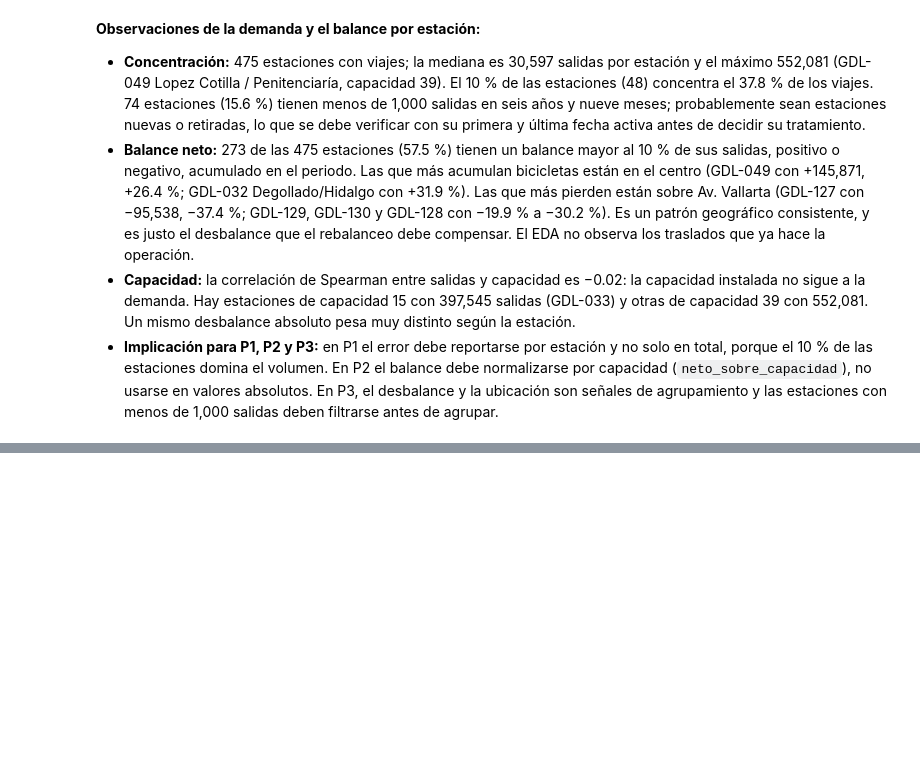
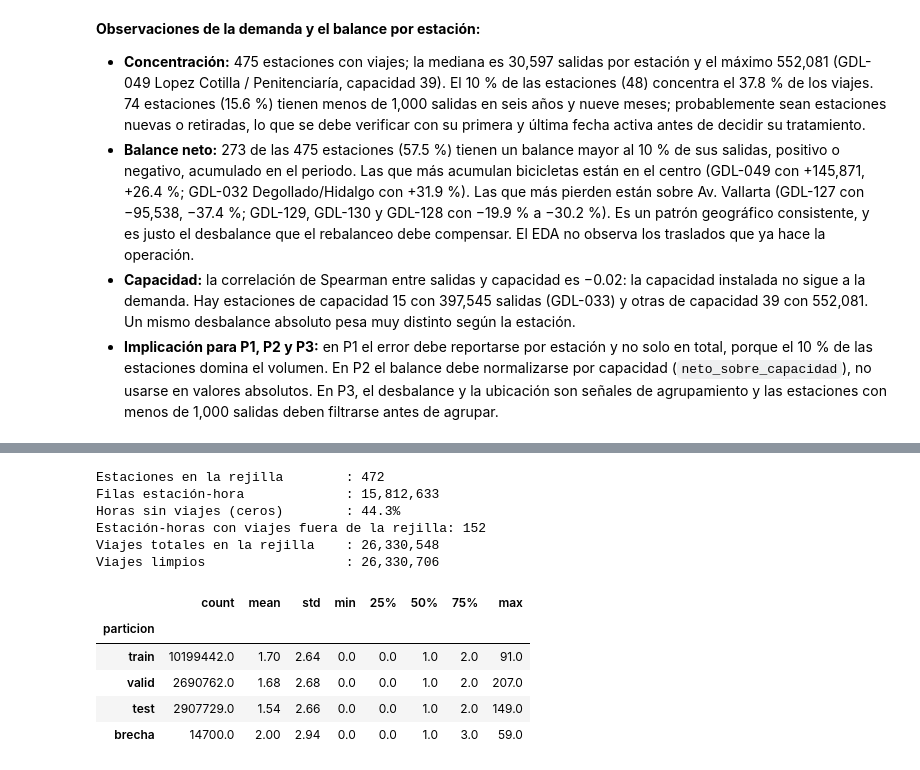
Before and after one commit to sanchezdavilaluisarturo/MLOps-ProyectoMiBici-Equipo7, a Jupyter notebook: notebooks/0.03-lasd-exploracion-carga.ipynb, the cells around one changed output, grey strips where cells are left out. Cells and saved outputs as stored; diff of their text form; code cells hidden in the pictures; blank space fills up the shorter version.

```diff
--- a/notebooks/0.03-lasd-exploracion-carga.ipynb
+++ b/notebooks/0.03-lasd-exploracion-carga.ipynb
@@ -562,0 +863,48 @@ print(f"Estaciones con |neto| mayor al 10% de sus salidas: {int((estaciones['net
+# %%
+# Demanda por estación-hora: conteo de viajes y rejilla completa desde la primera hora activa
+limpios["hora_inicio"] = limpios["inicio_del_viaje"].dt.floor("h")
+demanda = (limpios.groupby(["origen_id", "hora_inicio"], observed=True).size()
+           .rename("viajes").reset_index())
+
+# Horas válidas: dentro del rango, con servicio y en meses con archivo
+ultima_hora = pd.Timestamp(MES_FIN + "-01") + pd.offsets.MonthEnd(0) + pd.Timedelta(hours=23)
+horas = pd.date_range(f"{MES_INICIO}-01", ultima_hora, freq="h")
+meses_hora = horas.strftime("%Y-%m")
+horas_validas = horas[~horas.hour.isin([1, 2, 3, 4]) & ~np.isin(meses_hora, MESES_SIN_PUBLICAR)]
+
+# Rejilla: para cada estación, todas las horas válidas desde su primera hora con viajes
+primera_hora = demanda.groupby("origen_id")["hora_inicio"].min()
+ids, instantes = [], []
+for estacion, primera in primera_hora.items():
+    posicion = horas_validas.searchsorted(primera)
+    ids.append(np.full(len(horas_validas) - posicion, estacion, dtype="int32"))
+    instantes.append(horas_validas[posicion:].to_numpy())
+rejilla = pd.DataFrame({"origen_id": np.concatenate(ids), "hora_inicio": np.concatenate(instantes)})
+
+demanda_estacion_hora = rejilla.merge(demanda.astype({"origen_id": "int32"}), on=["origen_id", "hora_inicio"], how="left")
+demanda_estacion_hora["viajes"] = demanda_estacion_hora["viajes"].fillna(0).astype("int16")
+demanda_estacion_hora["particion"] = asignar_particion(demanda_estacion_hora["hora_inicio"])
+
+excluidos = int(len(demanda) - demanda.merge(rejilla, on=["origen_id", "hora_inicio"]).shape[0])
+print(f"Estaciones en la rejilla        : {demanda_estacion_hora['origen_id'].nunique()}")
+print(f"Filas estación-hora             : {len(demanda_estacion_hora):,}")
+print(f"Horas sin viajes (ceros)        : {(demanda_estacion_hora['viajes'] == 0).mean():.1%}")
+print(f"Estación-horas con viajes fuera de la rejilla: {excluidos:,}")
+print(f"Viajes totales en la rejilla    : {int(demanda_estacion_hora['viajes'].sum()):,}")
+print(f"Viajes limpios                  : {len(limpios):,}")
+
+demanda_estacion_hora.to_parquet(RUTA_PROCESADOS / "demanda_estacion_hora.parquet", index=False)
+demanda_estacion_hora.groupby("particion", observed=True)["viajes"].describe().round(2)
+# %% [output]
+Estaciones en la rejilla        : 472
+Filas estación-hora             : 15,812,633
+Horas sin viajes (ceros)        : 44.3%
+Estación-horas con viajes fuera de la rejilla: 152
+Viajes totales en la rejilla    : 26,330,548
+Viajes limpios                  : 26,330,706
+|  | count | mean | std | min | 25% | 50% | 75% | max |
+| particion |  |  |  |  |  |  |  |  |
+| train | 10199442.0 | 1.70 | 2.64 | 0.0 | 0.0 | 1.0 | 2.0 | 91.0 |
+| valid | 2690762.0 | 1.68 | 2.68 | 0.0 | 0.0 | 1.0 | 2.0 | 207.0 |
+| test | 2907729.0 | 1.54 | 2.66 | 0.0 | 0.0 | 1.0 | 2.0 | 149.0 |
+| brecha | 14700.0 | 2.00 | 2.94 | 0.0 | 0.0 | 1.0 | 3.0 | 59.0 |
```
Also changed, not shown: parts of 29 cells of this notebook.
